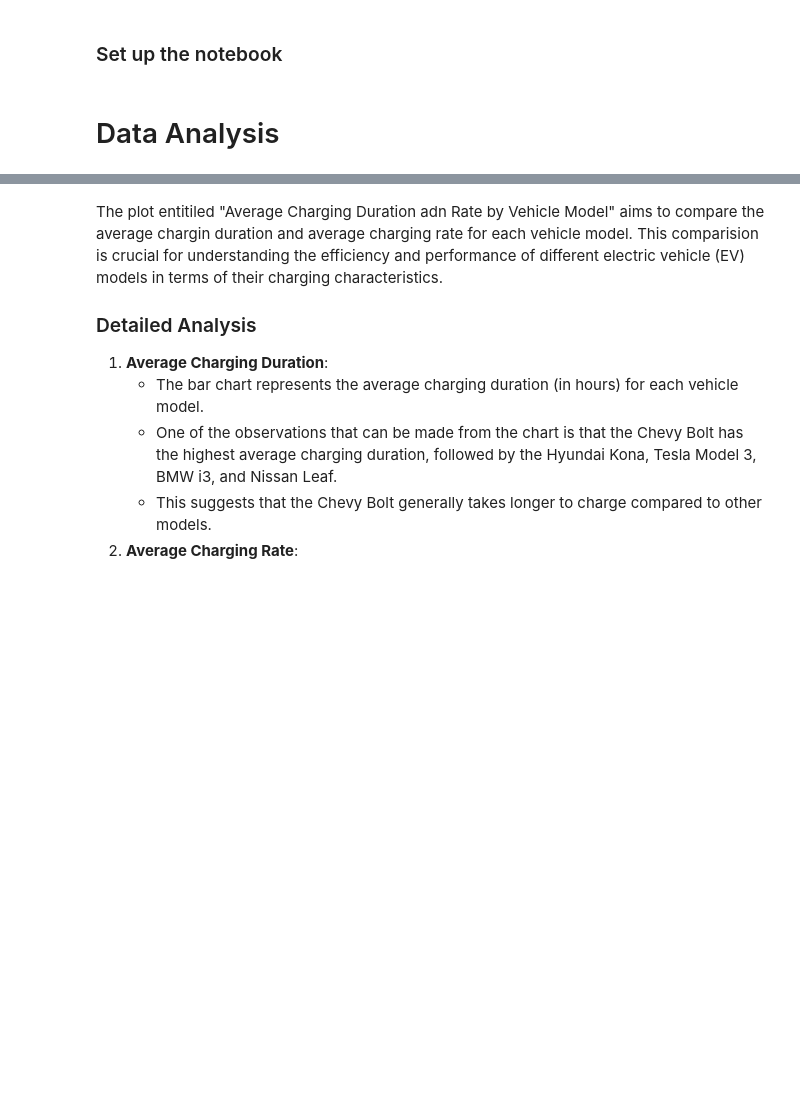
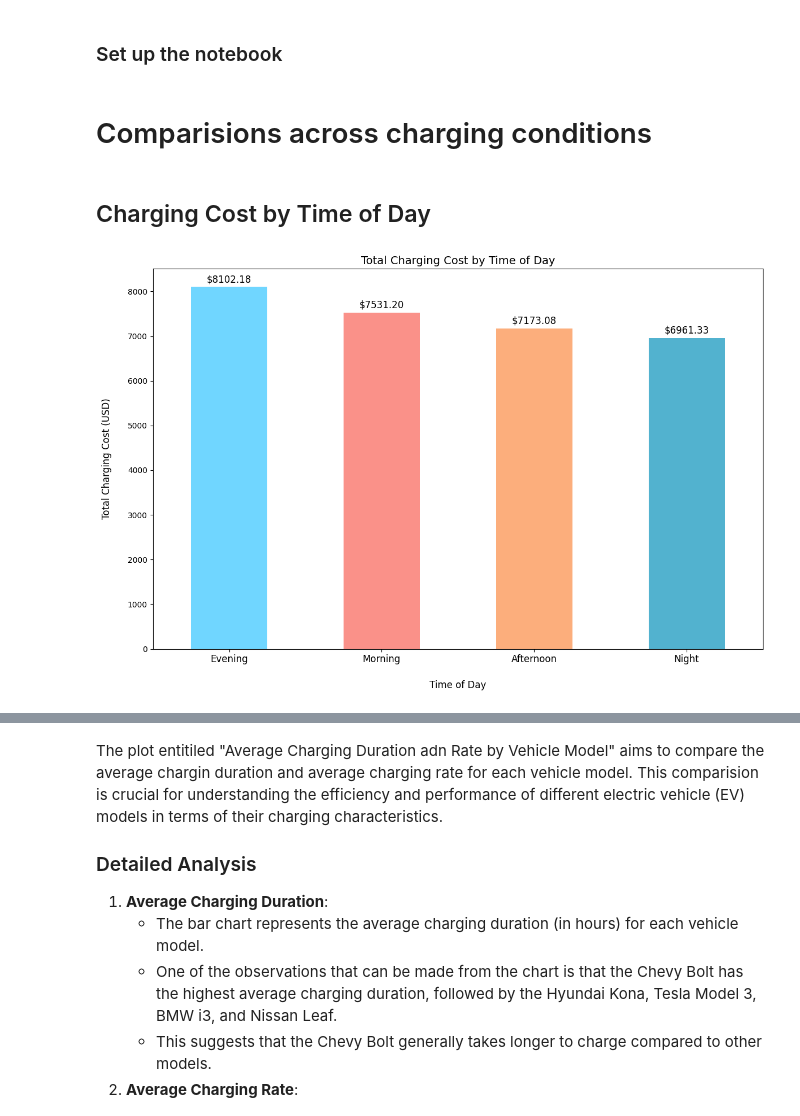
Before and after one commit to anhnguyen765/ev_charging_pattenrs_analysis, a Jupyter notebook: ev_charging_patterns.ipynb, the cells around one changed output, grey strips where cells are left out. Drawn from its saved outputs; the diff is of its cells as text; code cells hidden in the pictures; blank space fills up the shorter version.

```diff
--- a/ev_charging_patterns.ipynb
+++ b/ev_charging_patterns.ipynb
@@ -9,5 +9,40 @@ import matplotlib.pyplot as plt # For data visualization
 # Read the data from the CSV file
 data_path = './ev_charging_patterns.csv'
 data = pd.read_csv(data_path, index_col='User ID')
-# %% [markdown]
-# Data Analysis
+# %% [markdown]
+# Comparisions across charging conditions
+# %% [markdown]
+## Charging Cost by Time of Day
+# %%
+# Calculate the total charging cost for each time period
+cost_by_time = data.groupby('Time of Day')['Charging Cost (USD)'].sum().sort_values(ascending=False)
+
+# Define bar colors
+colors = {
+    'Morning': '#FA9189',
+    'Afternoon': '#FCAE7C',
+    'Evening': '#70D6FF',
+    'Night': '#52B2CF'
+}
+cost_by_time_colors = cost_by_time.index.map(colors)
+
+# Plot the total charging cost for each time period
+plt.figure(figsize=(12, 8))
+cost_by_time.plot(kind='bar',
+                color=cost_by_time_colors)
+
+# Add the total charging cost as text on the bars
+for i, cost in enumerate(cost_by_time):
+    plt.text(i, cost + 100, f'${cost:.2f}', ha='center', fontsize=12)
+
+# Set the title and labels
+plt.title('Total Charging Cost by Time of Day', fontsize=14)
+plt.xlabel('Time of Day', fontsize=12, labelpad=20)
+plt.xticks(rotation=0, fontsize=12)
+plt.ylabel('Total Charging Cost (USD)', fontsize=12, labelpad=20)
+
+# Display the plot
+plt.tight_layout()
+plt.show()
+# %% [output]
+[figure, added]
```
Also changed, not shown: parts of 5 cells of this notebook.
